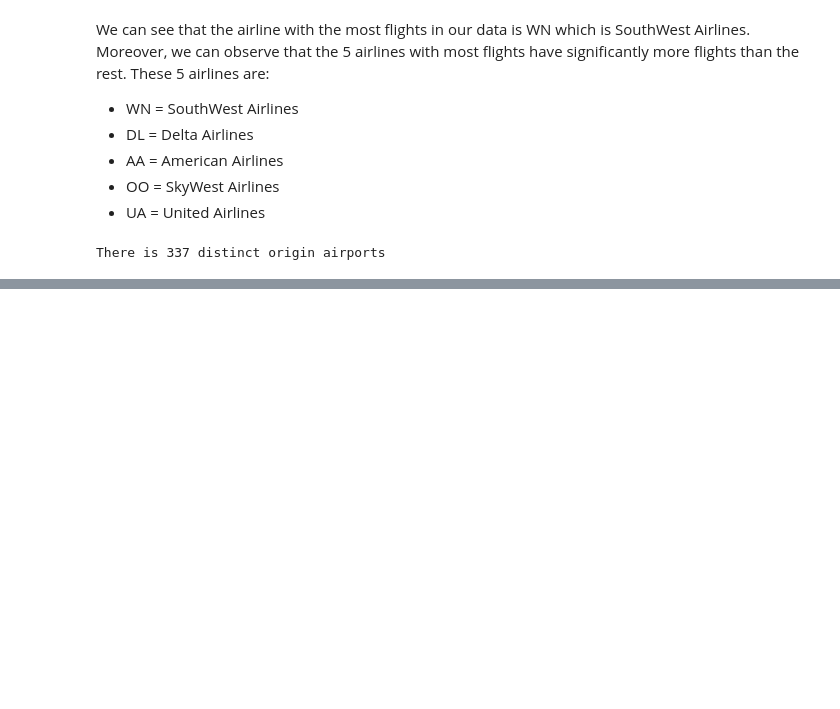
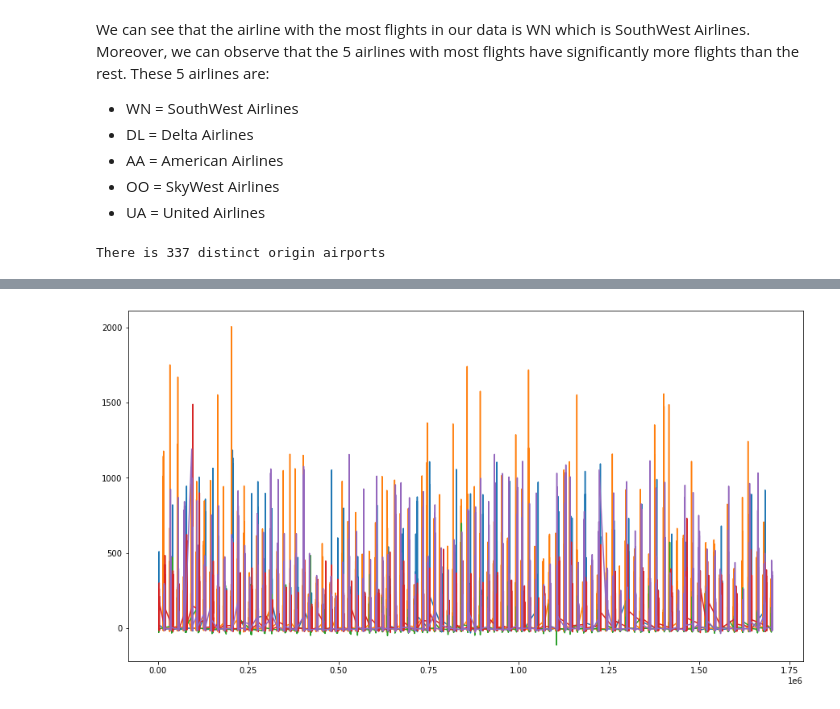
Before and after one commit to JCRL21/ModelML_project, a Jupyter notebook: preprocess.ipynb, the cells around one changed output, grey strips where cells are left out. Saved outputs shown, nothing was run; the diff lists cells and outputs as text; code cells hidden in the pictures; blank space fills up the shorter version.

```diff
--- a/preprocess.ipynb
+++ b/preprocess.ipynb
@@ -146,3 +147,11 @@ for ori in onehot_origin.columns:
+# %%
+#### Investigate delay time across airlines
+fig = plt.subplots(1,figsize=(15,8))
+for car in onehot_carrier.columns[:5]:
+    ko = df[(df[car] == 1)].DEP_DELAY
+    plt.plot(ko)
+# %% [output]
+[figure, added]
 # %%
 # Compare shape to see effect of preprocessing
 print('Shape before:',data.shape,'\n Shape after:',df.shape)
```
Also changed, not shown: parts of 6 cells of this notebook, 1 other file.
